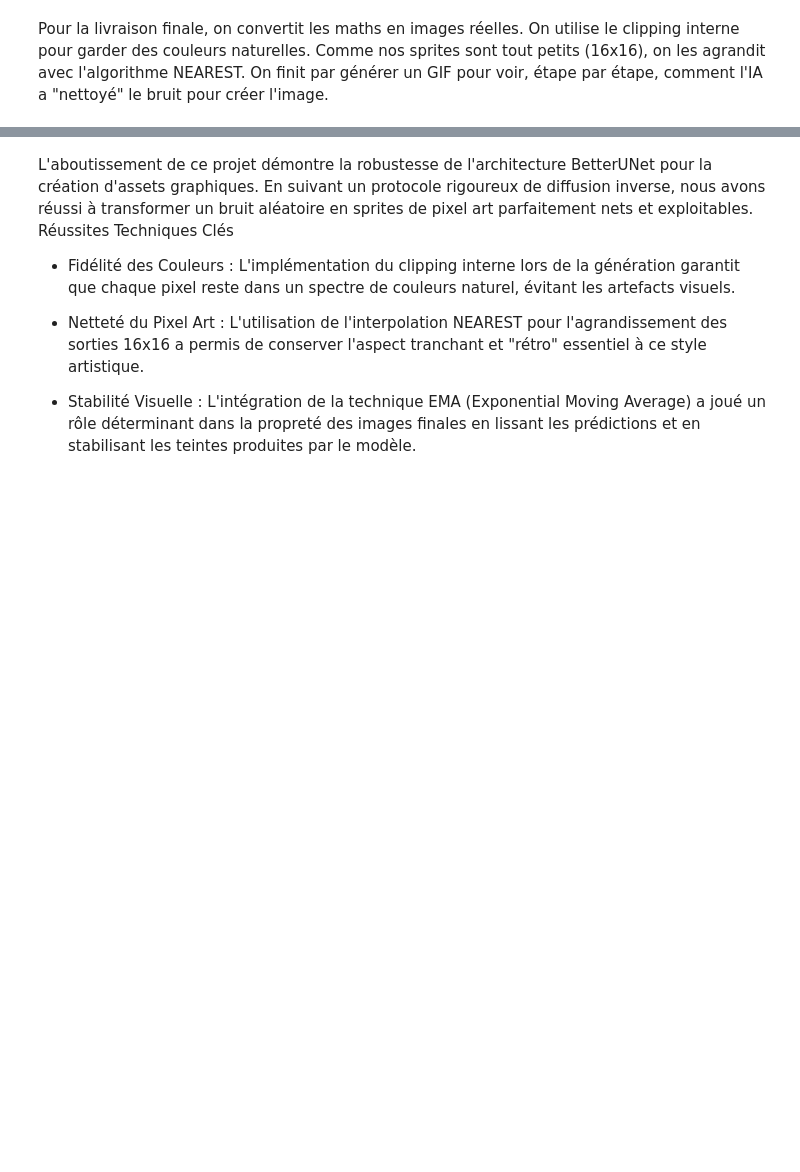
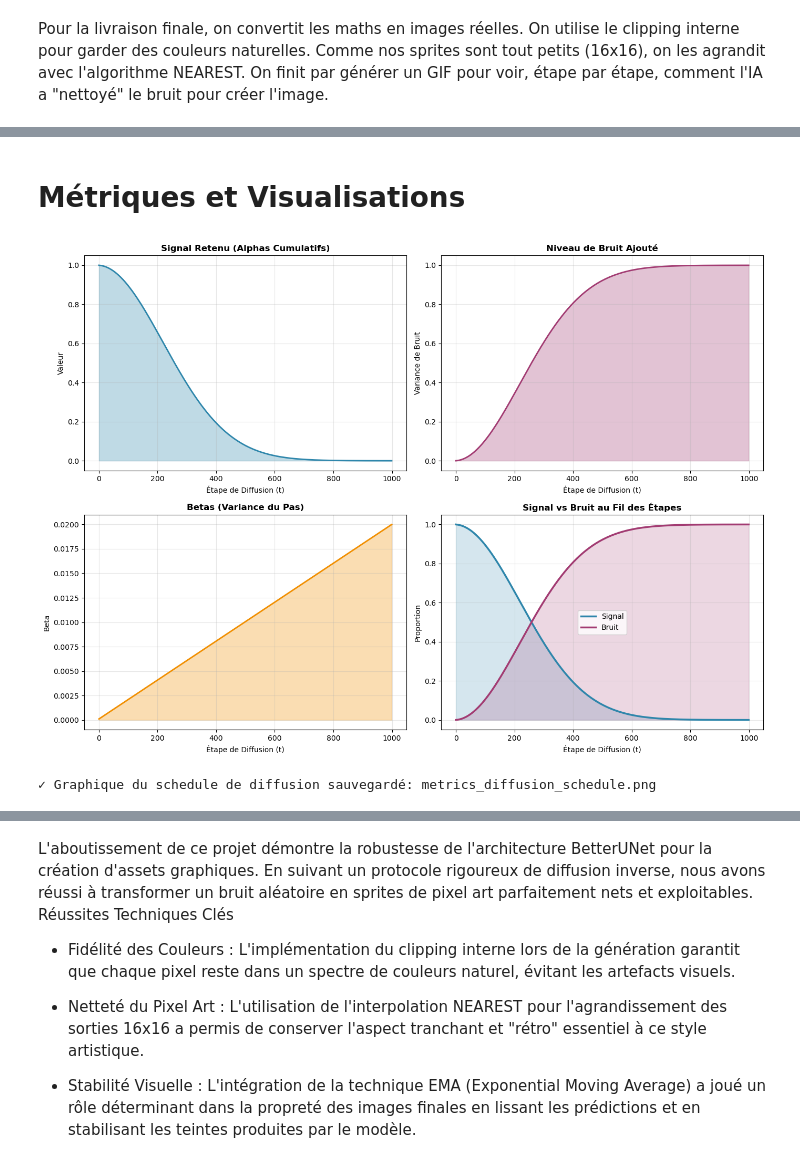
Before and after one commit to pierrelavielle/Diffusion, a Jupyter notebook: Project.ipynb, the cells around one changed output, grey strips where cells are left out. Saved outputs shown, nothing was run; the diff lists cells and outputs as text; code cells hidden in the pictures; blank space fills up the shorter version.

```diff
--- a/Project.ipynb
+++ b/Project.ipynb
@@ -269,0 +590,53 @@ for class_id in range(NUM_CLASSES):
+# %% [markdown]
+# Métriques et Visualisations
+# %%
+import seaborn as sns
+
+# ==================== MÉTRIQUE 1: Schedule du Bruit ====================
+fig, axes = plt.subplots(2, 2, figsize=(14, 10))
+
+# Plot 1: Alphas cumulatifs (progression du signal)
+t_range = np.arange(T)
+axes[0, 0].plot(t_range, alphas_cumprod.cpu().numpy(), linewidth=2, color='#2E86AB')
+axes[0, 0].fill_between(t_range, alphas_cumprod.cpu().numpy(), alpha=0.3, color='#2E86AB')
+axes[0, 0].set_title('Signal Retenu (Alphas Cumulatifs)', fontsize=12, fontweight='bold')
+axes[0, 0].set_xlabel('Étape de Diffusion (t)')
+axes[0, 0].set_ylabel('Valeur')
+axes[0, 0].grid(True, alpha=0.3)
+
+# Plot 2: Bruit progressif
+noise_level = (1 - alphas_cumprod.cpu().numpy())
+axes[0, 1].plot(t_range, noise_level, linewidth=2, color='#A23B72')
+axes[0, 1].fill_between(t_range, noise_level, alpha=0.3, color='#A23B72')
+axes[0, 1].set_title('Niveau de Bruit Ajouté', fontsize=12, fontweight='bold')
+axes[0, 1].set_xlabel('Étape de Diffusion (t)')
+axes[0, 1].set_ylabel('Variance de Bruit')
+axes[0, 1].grid(True, alpha=0.3)
+
+# Plot 3: Betas (variance du pas)
+axes[1, 0].plot(t_range, betas.cpu().numpy(), linewidth=2, color='#F18F01')
+axes[1, 0].fill_between(t_range, betas.cpu().numpy(), alpha=0.3, color='#F18F01')
+axes[1, 0].set_title('Betas (Variance du Pas)', fontsize=12, fontweight='bold')
+axes[1, 0].set_xlabel('Étape de Diffusion (t)')
+axes[1, 0].set_ylabel('Beta')
+axes[1, 0].grid(True, alpha=0.3)
+
+# Plot 4: Comparaison Signal vs Bruit
+axes[1, 1].plot(t_range, alphas_cumprod.cpu().numpy(), label='Signal', linewidth=2.5, color='#2E86AB')
+axes[1, 1].plot(t_range, noise_level, label='Bruit', linewidth=2.5, color='#A23B72')
+axes[1, 1].fill_between(t_range, alphas_cumprod.cpu().numpy(), alpha=0.2, color='#2E86AB')
+axes[1, 1].fill_between(t_range, noise_level, alpha=0.2, color='#A23B72')
+axes[1, 1].set_title('Signal vs Bruit au Fil des Étapes', fontsize=12, fontweight='bold')
+axes[1, 1].set_xlabel('Étape de Diffusion (t)')
+axes[1, 1].set_ylabel('Proportion')
+axes[1, 1].legend(fontsize=10)
+axes[1, 1].grid(True, alpha=0.3)
+
+plt.tight_layout()
+plt.savefig('metrics_diffusion_schedule.png', dpi=150, bbox_inches='tight')
+plt.show()
+
+print("✓ Graphique du schedule de diffusion sauvegardé: metrics_diffusion_schedule.png")
+# %% [output]
+[figure, added]
+✓ Graphique du schedule de diffusion sauvegardé: metrics_diffusion_schedule.png
```
Also changed, not shown: parts of 15 cells of this notebook.
